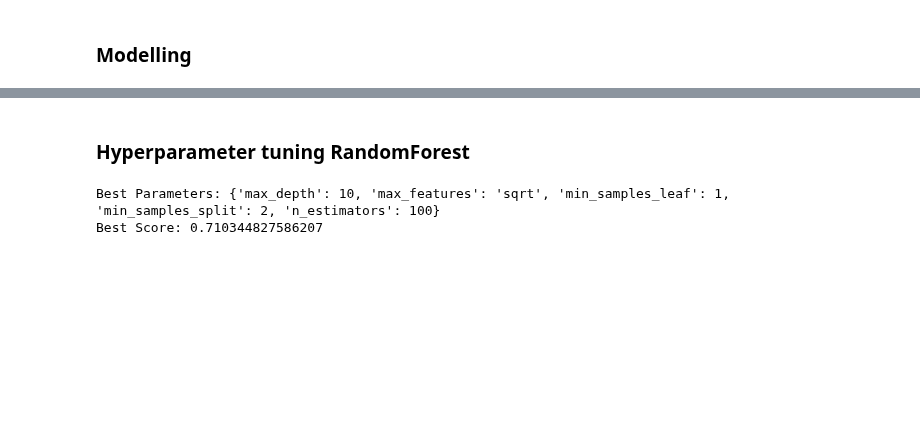
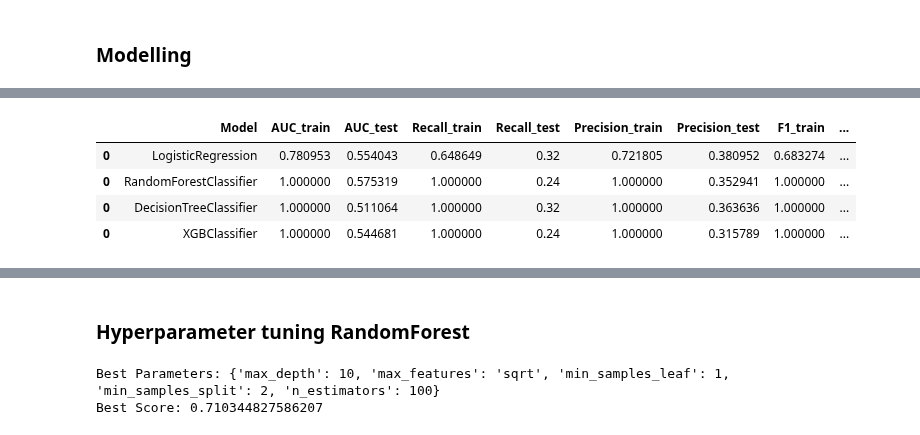
Before and after one commit to azaryasph/Improving-Employee-Retention-By-Predicting-Employee-Attrition-Using-Machine-Learning, a Jupyter notebook: notebook/predict_employee_attrition.ipynb, the cells around one changed output, grey strips where cells are left out. Cells and saved outputs as stored; diff of their text form; code cells hidden in the pictures; blank space fills up the shorter version.

```diff
--- a/notebook/predict_employee_attrition.ipynb
+++ b/notebook/predict_employee_attrition.ipynb
@@ -1494,3 +1415,47 @@ eval_metrics
+# %%
+lr_hr = LogisticRegression(random_state=103)
+dt_hr = DecisionTreeClassifier(random_state=103)
+rf_hr = RandomForestClassifier(random_state=103)
+xgb_hr = XGBClassifier(random_state=103)
+
+# List of models
+models = [lr_hr, rf_hr, dt_hr, xgb_hr]
+
+# List to store the scores
+scores = []
+
+X_trn = X_train_over.drop(columns=['AsalDaerah_Jakarta Barat',
+       'AsalDaerah_Jakarta Pusat', 'AsalDaerah_Jakarta Selatan',
+       'AsalDaerah_Jakarta Timur', 'AsalDaerah_Jakarta Utara',
+       'HiringPlatform_CareerBuilder', 'HiringPlatform_Diversity_Job_Fair',
+       'HiringPlatform_Employee_Referral', 'HiringPlatform_Google_Search',
+       'HiringPlatform_Indeed', 'HiringPlatform_LinkedIn',
+       'HiringPlatform_Others','StatusPernikahan_Married',
+       'StatusPernikahan_Not Married'])
+X_tsn = X_test_enc_ohe.drop(columns=['AsalDaerah_Jakarta Barat',
+       'AsalDaerah_Jakarta Pusat', 'AsalDaerah_Jakarta Selatan',
+       'AsalDaerah_Jakarta Timur', 'AsalDaerah_Jakarta Utara',
+       'HiringPlatform_CareerBuilder', 'HiringPlatform_Diversity_Job_Fair',
+       'HiringPlatform_Employee_Referral', 'HiringPlatform_Google_Search',
+       'HiringPlatform_Indeed', 'HiringPlatform_LinkedIn',
+       'HiringPlatform_Others', 'StatusPernikahan_Married',
+       'StatusPernikahan_Not Married'])
+
+# Train and evaluate the models
+for model in models:
+    score = train_eval_model(model, X_trn, y_train_over, X_tsn, y_test, 0.5)
+    scores.append(score)
+
+# Concatenate the evaluation metrics of the models
+eval_metrics = pd.concat(scores)
+
+eval_metrics
+# %% [output]
+|  | Model | AUC_train | AUC_test | Recall_train | Recall_test | Precision_train | Precision_test | F1_train | ... |
+| 0 | LogisticRegression | 0.780953 | 0.554043 | 0.648649 | 0.32 | 0.721805 | 0.380952 | 0.683274 | ... |
+| 0 | RandomForestClassifier | 1.000000 | 0.575319 | 1.000000 | 0.24 | 1.000000 | 0.352941 | 1.000000 | ... |
+| 0 | DecisionTreeClassifier | 1.000000 | 0.511064 | 1.000000 | 0.32 | 1.000000 | 0.363636 | 1.000000 | ... |
+| 0 | XGBClassifier | 1.000000 | 0.544681 | 1.000000 | 0.24 | 1.000000 | 0.315789 | 1.000000 | ... |
 # %%
 # Iterate plot roc ucurve for the model
 fig, ax = plt.subplots(figsize=(10, 6))
```
Also changed, not shown: parts of 12 cells of this notebook.
